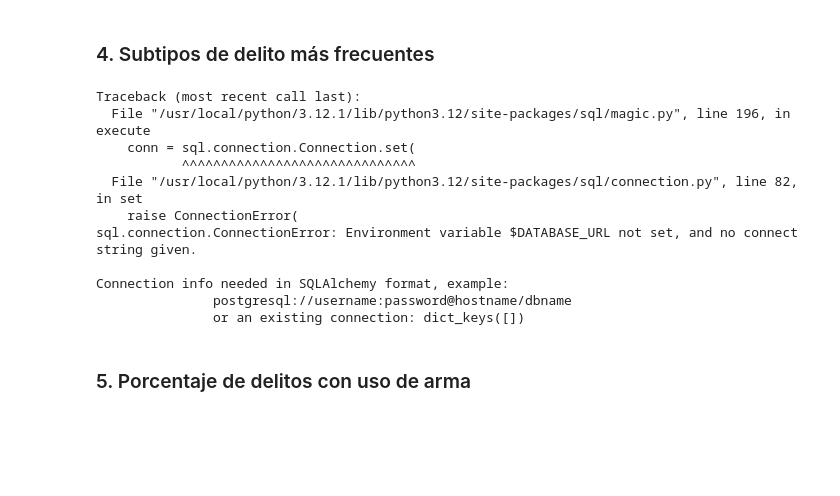
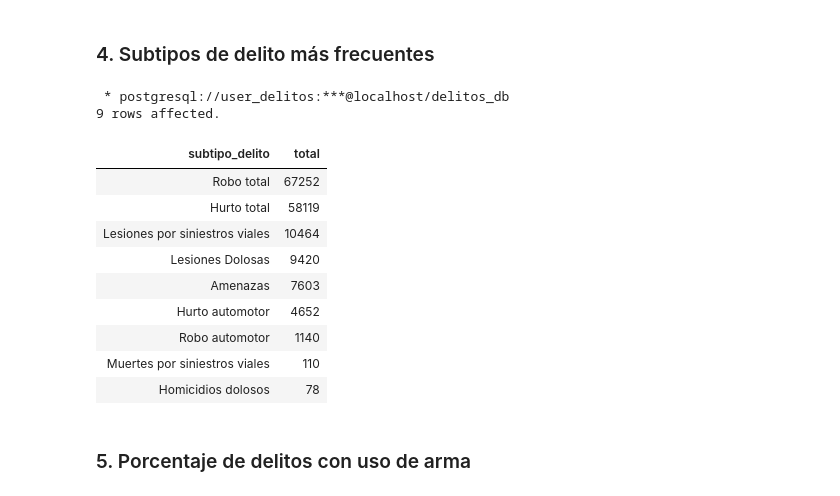
Before and after one commit to micky-albornoz/proyecto-sql-delitos-caba, a Jupyter notebook: analisis_delitos.ipynb, the cells around one changed output. Cells and saved outputs as stored; diff of their text form; code cells hidden in the pictures; blank space fills up the shorter version.

```diff
--- a/analisis_delitos.ipynb
+++ b/analisis_delitos.ipynb
@@ -205,24 +194,25 @@ Connection info needed in SQLAlchemy format, example:
 ### 4. Subtipos de delito más frecuentes
 # %%
 %%sql
-SELECT subtipo, SUM(cantidad) as total
+SELECT subtipo as subtipo_delito, SUM(cantidad) as total
 FROM delitos
 WHERE subtipo IS NOT NULL AND subtipo != ''
-GROUP BY subtipo
+GROUP BY subtipo_delito
 ORDER BY total DESC
 LIMIT 15;
 # %% [output]
-Traceback (most recent call last):
-  File "/usr/local/python/3.12.1/lib/python3.12/site-packages/sql/magic.py", line 196, in execute
-    conn = sql.connection.Connection.set(
-           ^^^^^^^^^^^^^^^^^^^^^^^^^^^^^^
-  File "/usr/local/python/3.12.1/lib/python3.12/site-packages/sql/connection.py", line 82, in set
-    raise ConnectionError(
-sql.connection.ConnectionError: Environment variable $DATABASE_URL not set, and no connect string given.
-
-Connection info needed in SQLAlchemy format, example:
-               postgresql://username:password@hostname/dbname
-               or an existing connection: dict_keys([])
+ * postgresql://user_delitos:***@localhost/delitos_db
+9 rows affected.
+| subtipo_delito | total |
+| Robo total | 67252 |
+| Hurto total | 58119 |
+| Lesiones por siniestros viales | 10464 |
+| Lesiones Dolosas | 9420 |
+| Amenazas | 7603 |
+| Hurto automotor | 4652 |
+| Robo automotor | 1140 |
+| Muertes por siniestros viales | 110 |
+| Homicidios dolosos | 78 |
 # %% [markdown]
 ### 5. Porcentaje de delitos con uso de arma
 # %%
```
Also changed, not shown: parts of 12 cells of this notebook.
